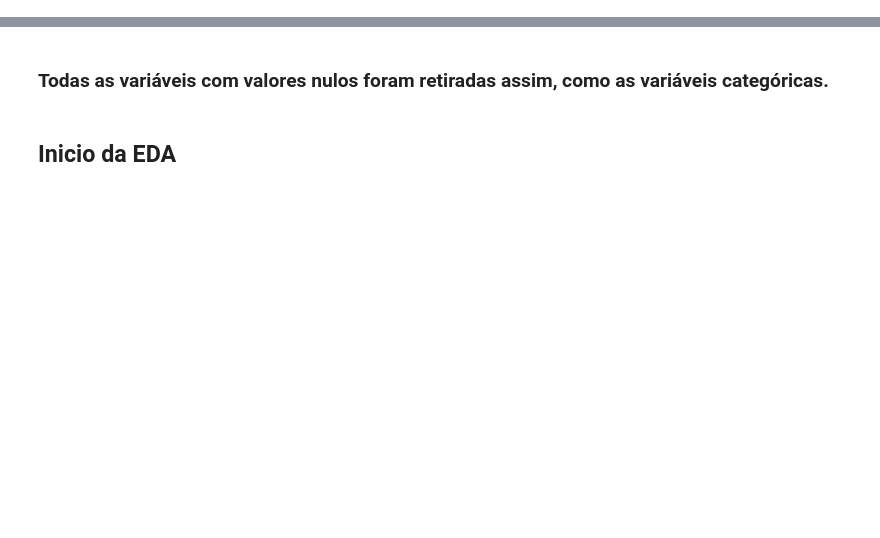
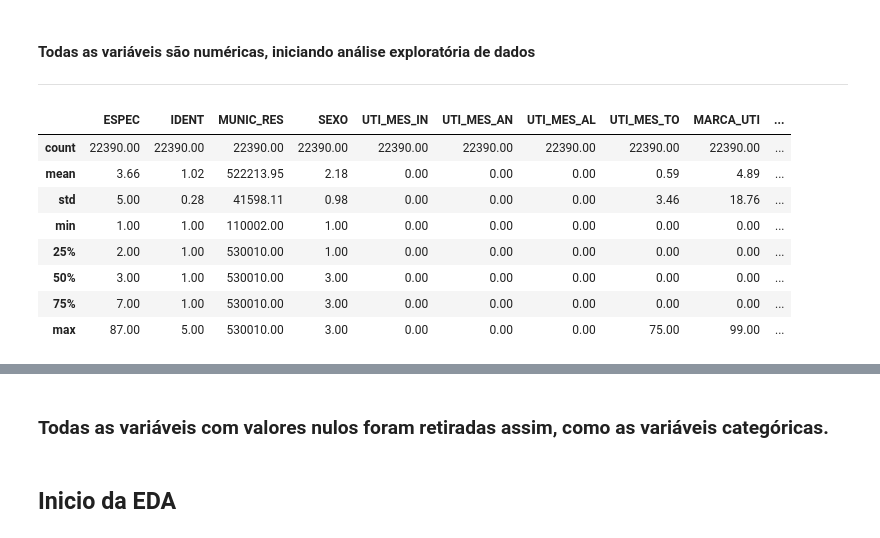
Before and after one commit to jonatasbx/Curso-CDIA, a Jupyter notebook: DF_tratamento_sus.ipynb, the cells around one changed output, grey strips where cells are left out. Cells and saved outputs as stored; diff of their text form; code cells hidden in the pictures; blank space fills up the shorter version.

```diff
--- a/DF_tratamento_sus.ipynb
+++ b/DF_tratamento_sus.ipynb
@@ -63,0 +103,6 @@ Index(['UF_ZI', 'ANO_CMPT', 'MES_CMPT', 'ESPEC', 'CGC_HOSP', 'N_AIH', 'IDENT',
+# %%
+from sklearn.preprocessing import LabelEncoder
+
+le_diagsec = LabelEncoder()
+df_sus['DIAGSEC1'] = le_diagsec.fit_transform(df_sus['DIAGSEC1'])
+df_sus['DIAGSEC1'].unique()
@@ -63,0 +121,2 @@ Index(['UF_ZI', 'ANO_CMPT', 'MES_CMPT', 'ESPEC', 'CGC_HOSP', 'N_AIH', 'IDENT',
+# %%
+le_diagprinc = LabelEncoder()
@@ -63,0 +127,2 @@ Index(['UF_ZI', 'ANO_CMPT', 'MES_CMPT', 'ESPEC', 'CGC_HOSP', 'N_AIH', 'IDENT',
+# %%
+df_sus['DIAG_PRINC'] = df_sus['DIAG_PRINC'].astype(str).str[0]
@@ -63,0 +134,3 @@ Index(['UF_ZI', 'ANO_CMPT', 'MES_CMPT', 'ESPEC', 'CGC_HOSP', 'N_AIH', 'IDENT',
+# %%
+df_sus['DIAG_PRINC'] = le_diagprinc.fit_transform(df_sus['DIAG_PRINC'])
+df_sus['DIAG_PRINC'].unique()
@@ -64,3 +167,19 @@ Index(['UF_ZI', 'ANO_CMPT', 'MES_CMPT', 'ESPEC', 'CGC_HOSP', 'N_AIH', 'IDENT',
+# %% [markdown]
+#### Todas as variáveis são numéricas, iniciando análise exploratória de dados
+
+---
+# %%
+df_sus.describe()
+# %% [output]
+|  | ESPEC | IDENT | MUNIC_RES | SEXO | UTI_MES_IN | UTI_MES_AN | UTI_MES_AL | UTI_MES_TO | MARCA_UTI | ... |
+| count | 22390.00 | 22390.00 | 22390.00 | 22390.00 | 22390.00 | 22390.00 | 22390.00 | 22390.00 | 22390.00 | ... |
+| mean | 3.66 | 1.02 | 522213.95 | 2.18 | 0.00 | 0.00 | 0.00 | 0.59 | 4.89 | ... |
+| std | 5.00 | 0.28 | 41598.11 | 0.98 | 0.00 | 0.00 | 0.00 | 3.46 | 18.76 | ... |
+| min | 1.00 | 1.00 | 110002.00 | 1.00 | 0.00 | 0.00 | 0.00 | 0.00 | 0.00 | ... |
+| 25% | 2.00 | 1.00 | 530010.00 | 1.00 | 0.00 | 0.00 | 0.00 | 0.00 | 0.00 | ... |
+| 50% | 3.00 | 1.00 | 530010.00 | 3.00 | 0.00 | 0.00 | 0.00 | 0.00 | 0.00 | ... |
+| 75% | 7.00 | 1.00 | 530010.00 | 3.00 | 0.00 | 0.00 | 0.00 | 0.00 | 0.00 | ... |
+| max | 87.00 | 5.00 | 530010.00 | 3.00 | 0.00 | 0.00 | 0.00 | 75.00 | 99.00 | ... |
 # %%
 sih_sus_tratada = sih_sus.drop([
     'CGC_HOSP',
```
Also changed, not shown: parts of 41 cells of this notebook.
